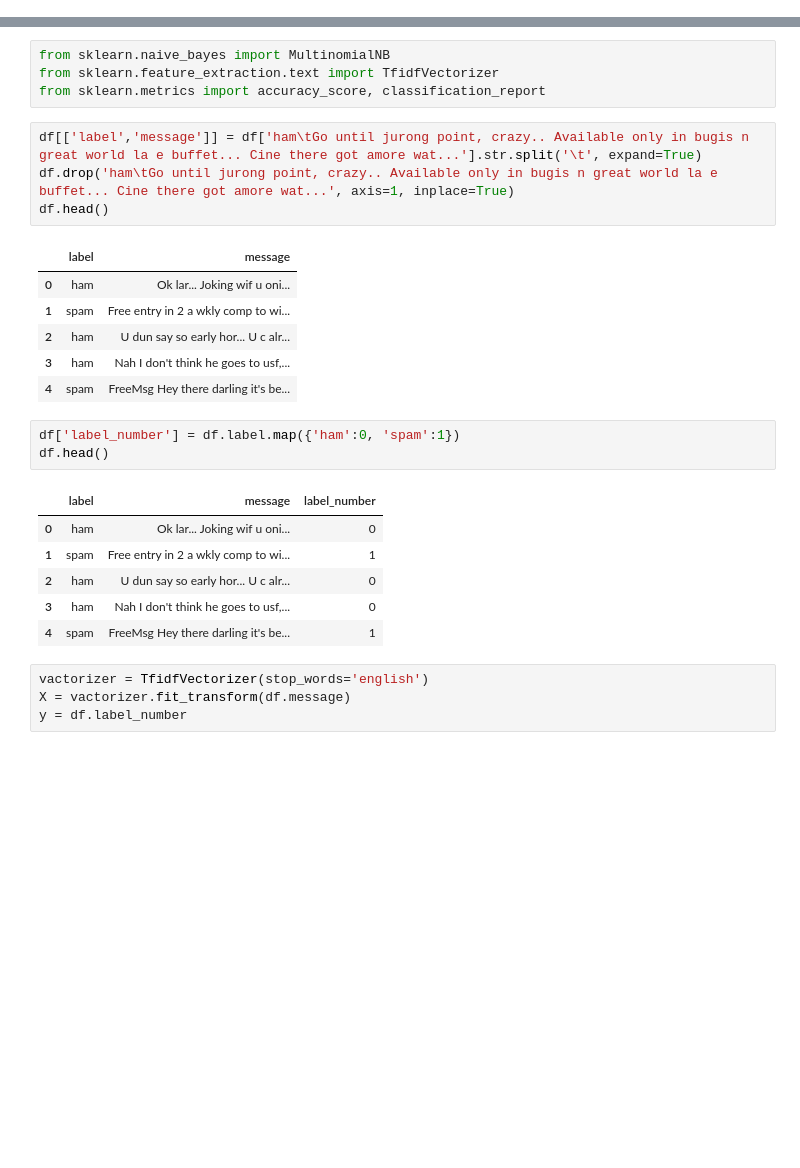
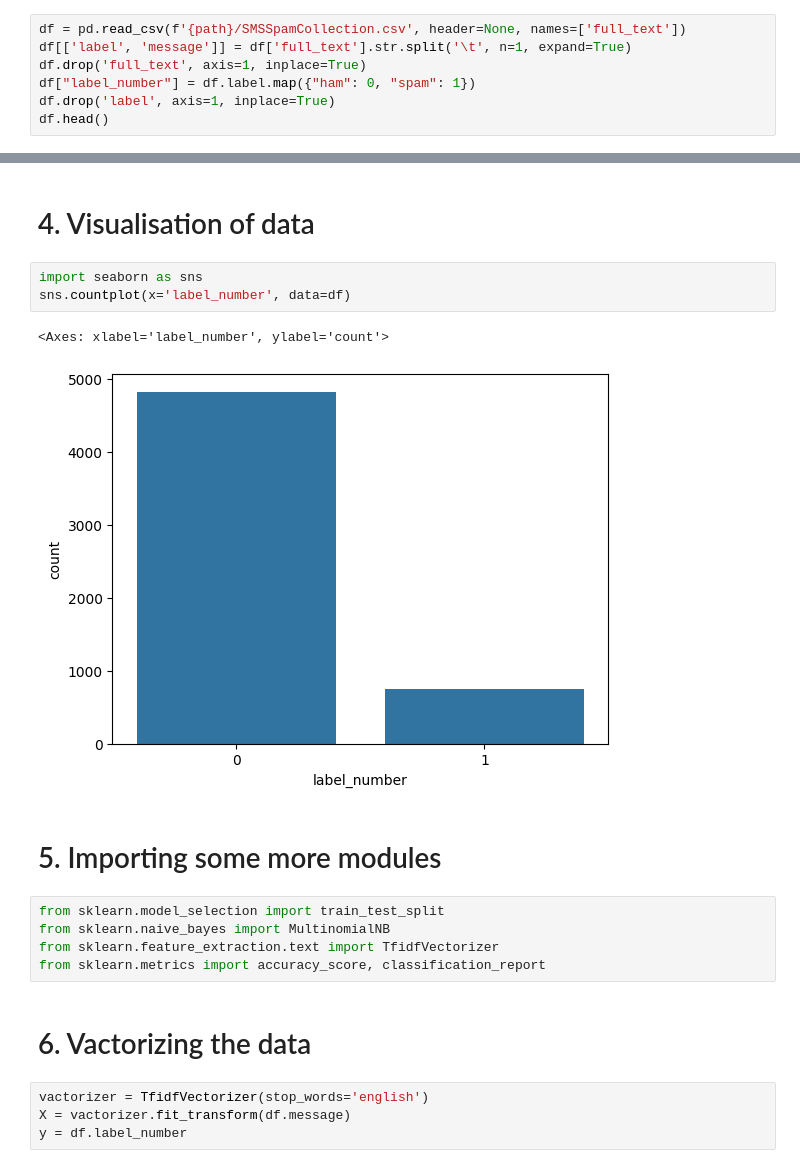
Before and after one commit to gyanshankar1708/Spam-Detection, a Jupyter notebook: spam deletction.ipynb, the cells around one changed output, grey strips where cells are left out. Cells and saved outputs as stored; diff of their text form; blank space fills up the shorter version.

```diff
--- a/spam deletction.ipynb
+++ b/spam deletction.ipynb
@@ -20,0 +15,7 @@ from sklearn.model_selection import train_test_split
+# %%
+df = pd.read_csv(f'{path}/SMSSpamCollection.csv', header=None, names=['full_text'])
+df[['label', 'message']] = df['full_text'].str.split('\t', n=1, expand=True)
+df.drop('full_text', axis=1, inplace=True)
+df["label_number"] = df.label.map({"ham": 0, "spam": 1})
+df.drop('label', axis=1, inplace=True)
+df.head()
@@ -21,28 +29,20 @@ from sklearn.model_selection import train_test_split
+# %% [markdown]
+# 4. Visualisation of data
+# %%
+import seaborn as sns
+sns.countplot(x='label_number', data=df)
+# %% [output]
+<Axes: xlabel='label_number', ylabel='count'>
+[figure, added]
+# %% [markdown]
+# 5. Importing some more modules
 # %%
+from sklearn.model_selection import train_test_split
 from sklearn.naive_bayes import MultinomialNB
 from sklearn.feature_extraction.text import TfidfVectorizer
 from sklearn.metrics import accuracy_score, classification_report
-# %%
-df[['label','message']] = df['ham\tGo until jurong point, crazy.. Available only in bugis n great world la e buffet... Cine there got amore wat...'].str.split('\t', expand=True)
-df.drop('ham\tGo until jurong point, crazy.. Available only in bugis n great world la e buffet... Cine there got amore wat...', axis=1, inplace=True)
-df.head()
-# %% [output]
-|  | label | message |
-| 0 | ham | Ok lar... Joking wif u oni... |
-| 1 | spam | Free entry in 2 a wkly comp to wi... |
-| 2 | ham | U dun say so early hor... U c alr... |
-| 3 | ham | Nah I don't think he goes to usf,... |
-| 4 | spam | FreeMsg Hey there darling it's be... |
-# %%
-df['label_number'] = df.label.map({'ham':0, 'spam':1})
-df.head()
-# %% [output]
-|  | label | message | label_number |
-| 0 | ham | Ok lar... Joking wif u oni... | 0 |
-| 1 | spam | Free entry in 2 a wkly comp to wi... | 1 |
-| 2 | ham | U dun say so early hor... U c alr... | 0 |
-| 3 | ham | Nah I don't think he goes to usf,... | 0 |
-| 4 | spam | FreeMsg Hey there darling it's be... | 1 |
+# %% [markdown]
+# 6. Vactorizing the data
 # %%
 vactorizer = TfidfVectorizer(stop_words='english')
 X = vactorizer.fit_transform(df.message)
```
Also changed, not shown: parts of 16 cells of this notebook.
